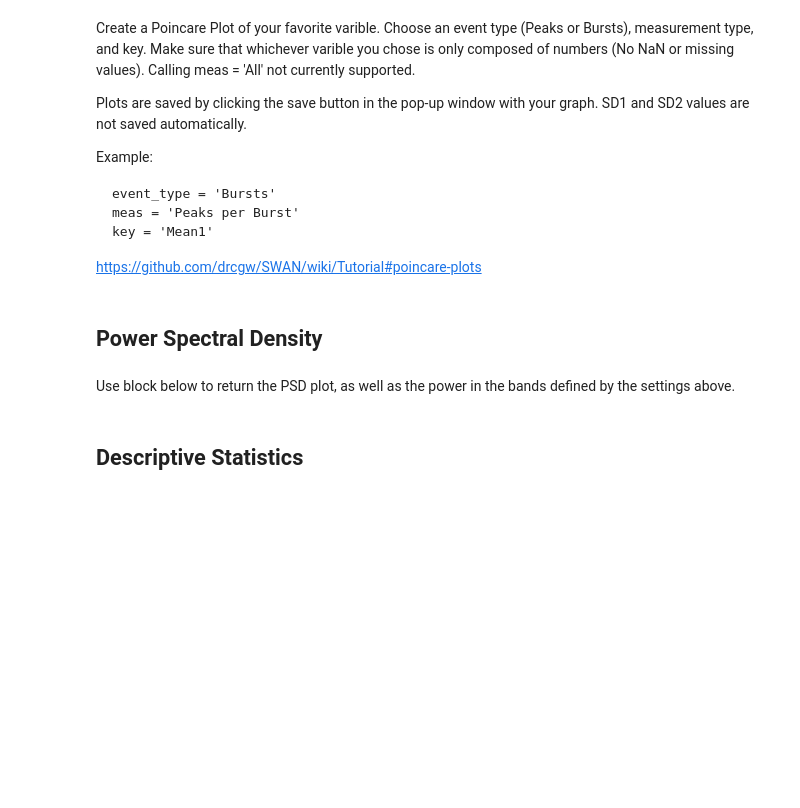
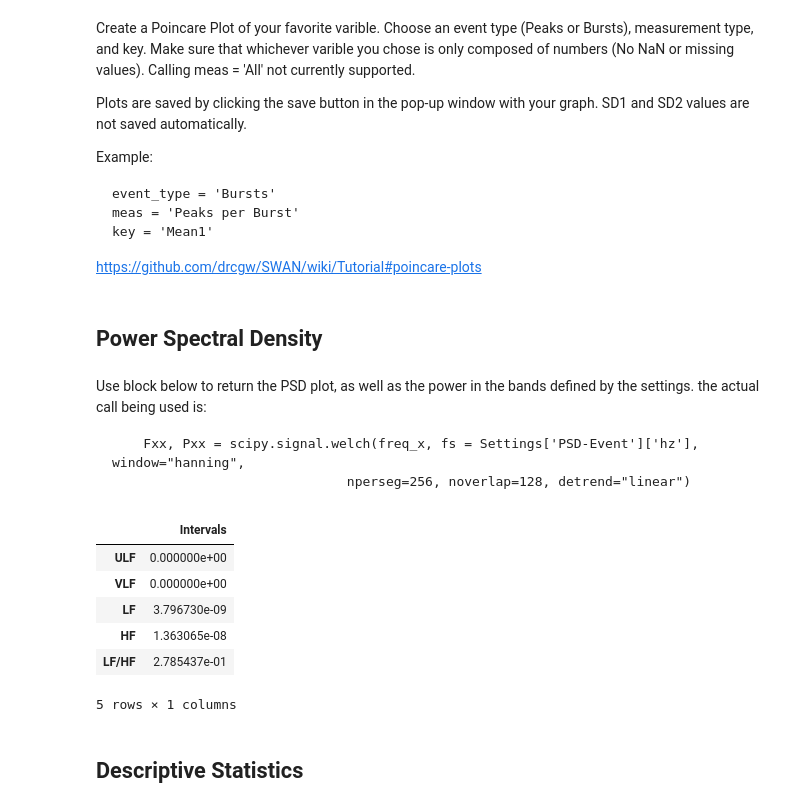
Before and after one commit to drcgw/bass, a Jupyter notebook: Single Wave- Basic.ipynb, the cells around one changed output. Saved outputs shown, nothing was run; the diff lists cells and outputs as text; code cells hidden in the pictures; blank space fills up the shorter version.

```diff
--- a/Single Wave- Basic.ipynb
+++ b/Single Wave- Basic.ipynb
@@ -313,7 +293,10 @@ poincare_plot(Results[event_type][key][meas])
 # %% [markdown]
 ## Power Spectral Density
 # %% [markdown]
-Use block below to return the PSD plot, as well as the power in the bands defined by the settings above.
+Use block below to return the PSD plot, as well as the power in the bands defined by the settings. the actual call being used is:
+
+        Fxx, Pxx = scipy.signal.welch(freq_x, fs = Settings['PSD-Event']['hz'], window="hanning",
+                                  nperseg=256, noverlap=128, detrend="linear")
 # %%
 Settings['PSD-Event'] = Series(index = ['Hz','ULF', 'VLF', 'LF','HF','dx'])
 #Set PSD ranges for power in band
@@ -325,11 +308,19 @@ Settings['PSD-Event']['LF'] = 0.15 #max of the range of the low freq band. range
 Settings['PSD-Event']['HF'] = 0.4 #max of the range of the high freq band. range is lf:hf. hf can be no more than (hz/2)
 Settings['PSD-Event']['dx'] = 10 #segmentation for the area under the curve.
 # %%
-event_type = 'Bursts'
-meas = 'Burst Duration'
+event_type = 'Peaks'
+meas = 'Intervals'
 key = 'Mean1'
 Results = psd_event(event_type, meas, key, Data, Settings, Results)
 Results['PSD-Event'][key]
+# %% [output]
+|  | Intervals |
+| ULF | 0.000000e+00 |
+| VLF | 0.000000e+00 |
+| LF | 3.796730e-09 |
+| HF | 1.363065e-08 |
+| LF/HF | 2.785437e-01 |
+5 rows × 1 columns
 # %% [markdown]
 ## Descriptive Statistics
 # %% [markdown]
```
Also changed, not shown: parts of 8 cells of this notebook, 4 other files.
